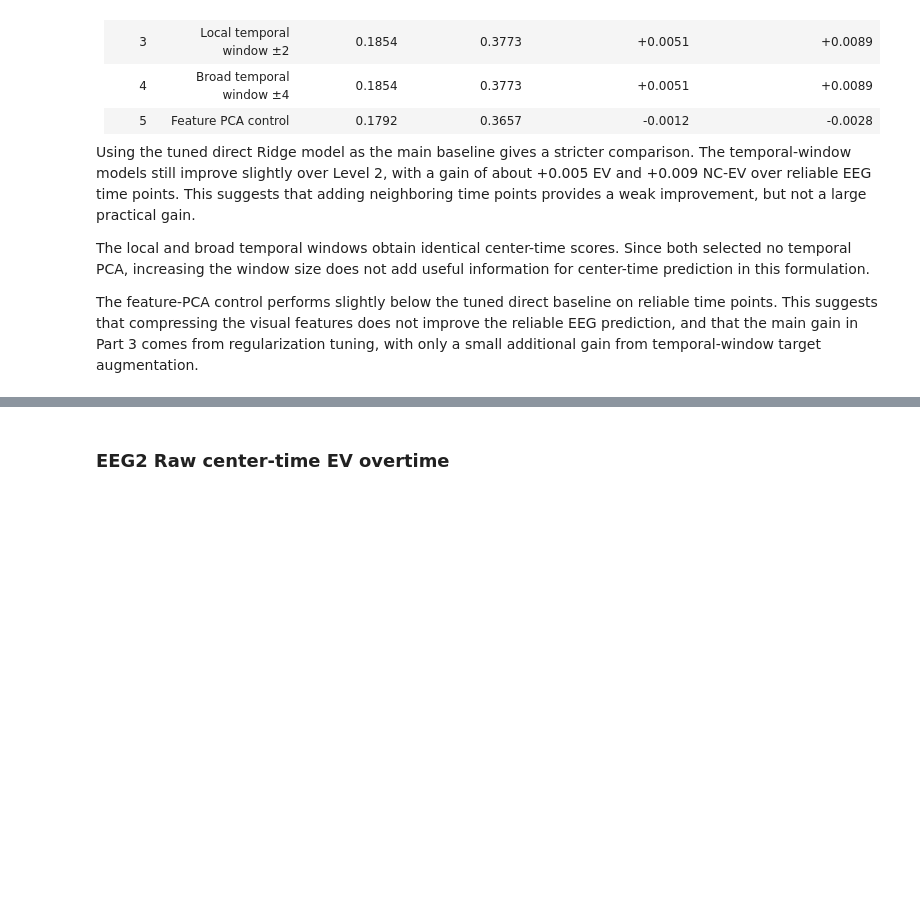
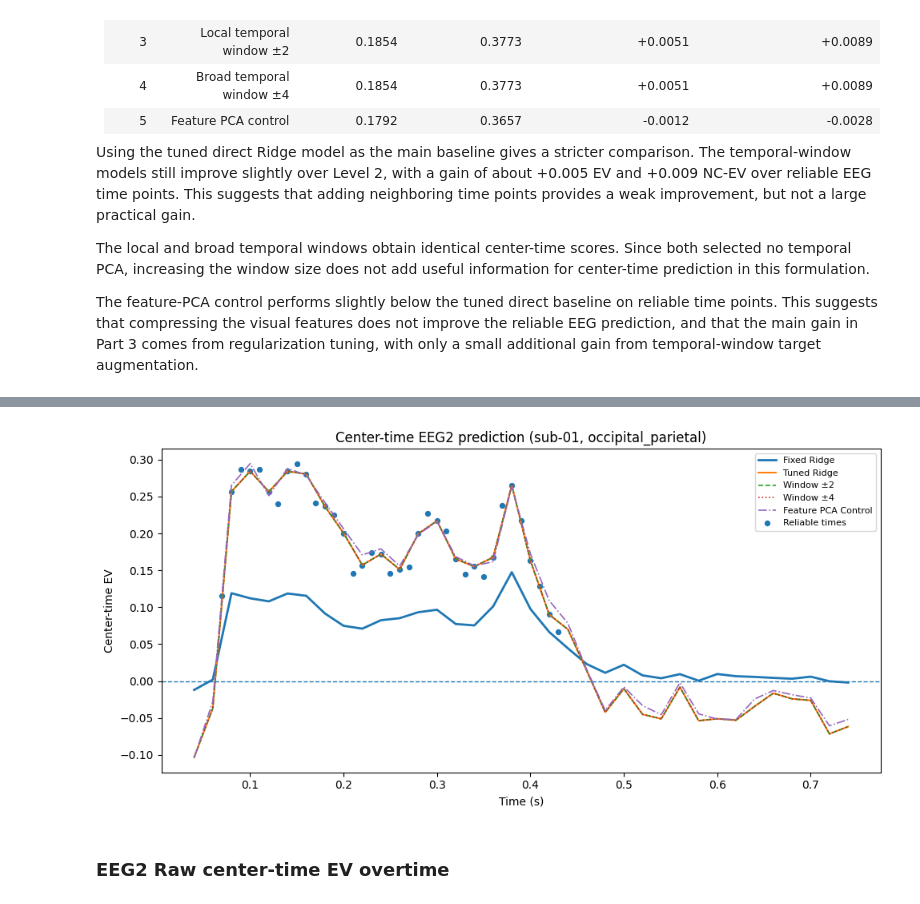
Before and after one commit to Shakikii/Brain-like_Project, a Jupyter notebook: nx414_project_2026.ipynb, the cells around one changed output, grey strips where cells are left out. Cells and saved outputs as stored; diff of their text form; code cells hidden in the pictures; blank space fills up the shorter version.

```diff
--- a/nx414_project_2026.ipynb
+++ b/nx414_project_2026.ipynb
@@ -3616,7 +3616,7 @@ TEMPORAL_PCA_COMPONENTS = {
 }
 
 # Feature PCA control
-FEATURE_PCA_COMPONENTS = [1000, 2000, 5000, 10000, 15000]
+FEATURE_PCA_COMPONENTS = [100, 250, 500, 1000, 2000, 5000, 10000, 15000]
 
 # Evaluation settings
 EVAL_STEP = 2
@@ -5039,3 +5235,63 @@ The feature-PCA control performs slightly below the tuned direct baseline on rel
+# %%
+fig, ax = plt.subplots(figsize=(10, 5))
+
+ax.plot(
+    time_s[plot_times],
+    level1_fixed_results["ev_center"][plot_times],
+    label="Fixed Ridge",
+    linewidth=2.0,
+)
+
+ax.plot(
+    time_s[plot_times],
+    level2_tuned_results["ev_center"][plot_times],
+    label="Tuned Ridge",
+    linewidth=1.5,
+    linestyle="-",
+)
+
+ax.plot(
+    time_s[plot_times],
+    level3_local_results["ev_center"][plot_times],
+    label="Window ±2",
+    linewidth=1.2,
+    linestyle="--",
+)
+
+ax.plot(
+    time_s[plot_times],
+    level4_broad_results["ev_center"][plot_times],
+    label="Window ±4",
+    linewidth=1.2,
+    linestyle=":",
+)
+
+ax.plot(
+    time_s[plot_times],
+    level5_feature_pca_results["ev_center"][plot_times],
+    label="Feature PCA Control",
+    linewidth=1.2,
+    linestyle="-.",
+)
+
+ax.scatter(
+    time_s[RELIABLE_EVAL_TIMES],
+    level2_tuned_results["ev_center"][RELIABLE_EVAL_TIMES],
+    s=18,
+    label="Reliable times",
+)
+
+ax.axhline(0, linestyle="--", linewidth=1)
+
+ax.set_xlabel("Time (s)")
+ax.set_ylabel("Center-time EV")
+ax.set_title(f"Center-time EEG2 prediction ({eeg_subject}, {eeg_roi})")
+ax.legend(fontsize=8)
+
+fig.tight_layout()
+plt.show()
+# %% [output]
+[figure, added]
 # %% [markdown]
 ### EEG2 Raw center-time EV overtime
 # %%
```
Also changed, not shown: parts of 26 cells of this notebook, 6 other files.
